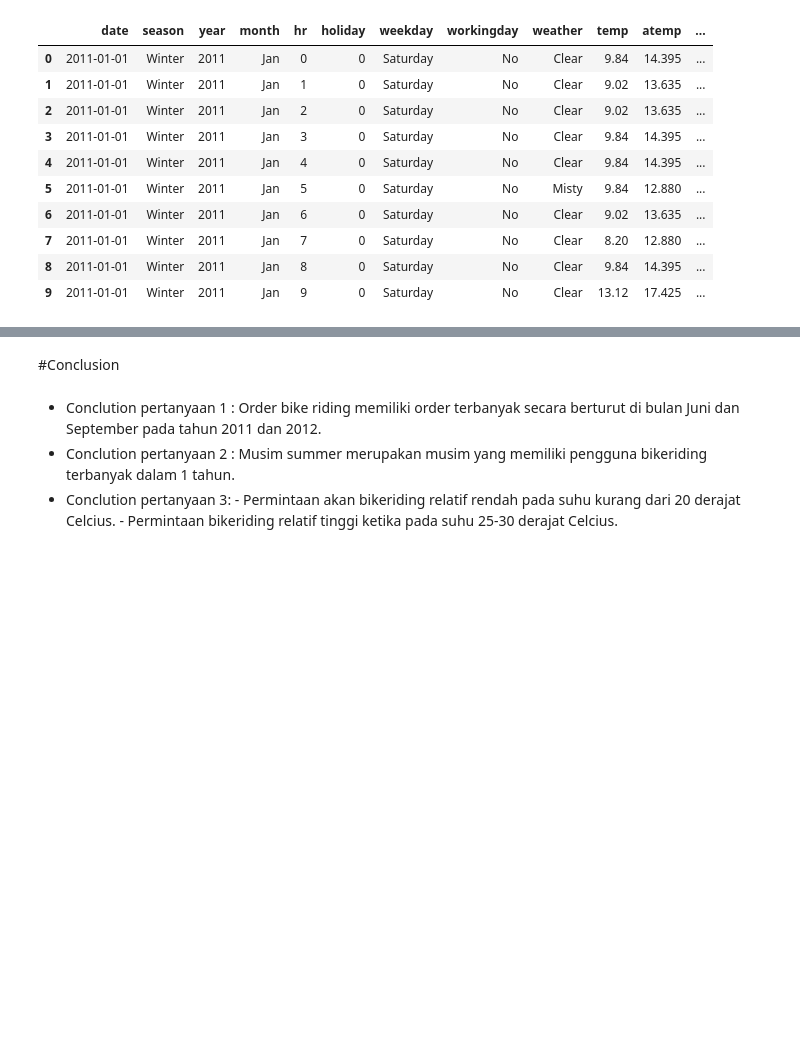
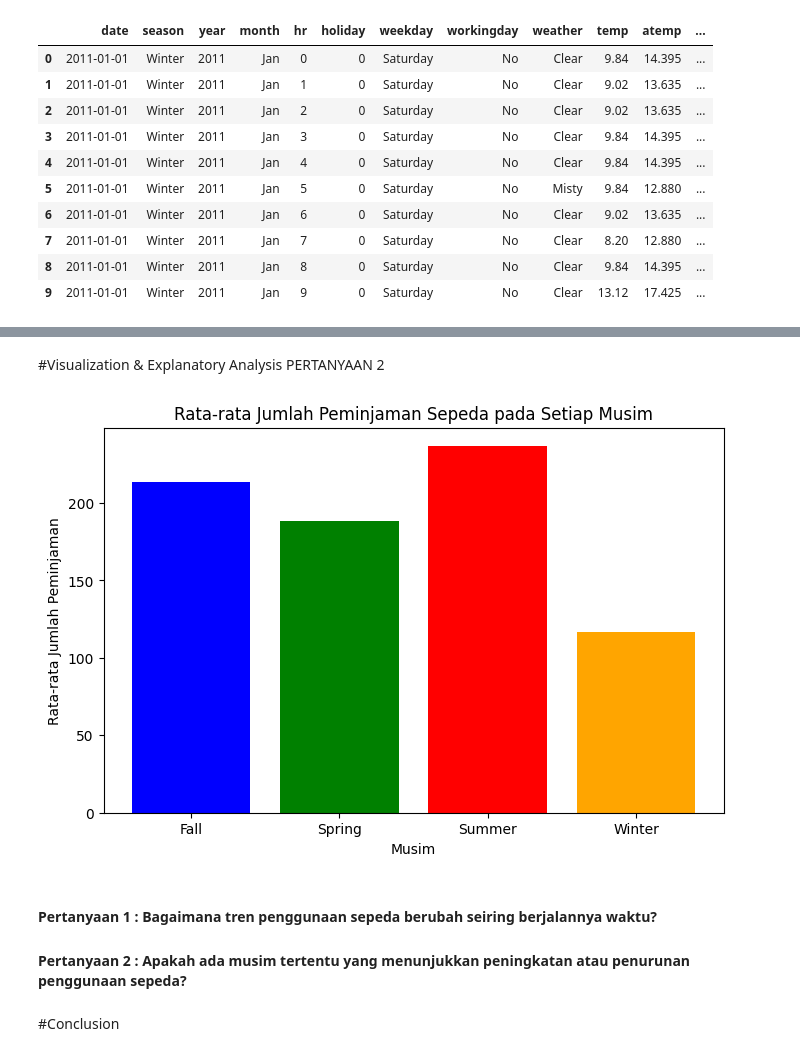
Before and after one commit to mifzalnovel/DashboardBangkit, a Jupyter notebook: Untitled1.ipynb, the cells around one changed output, grey strips where cells are left out. Cells and saved outputs as stored; diff of their text form; code cells hidden in the pictures; blank space fills up the shorter version.

```diff
--- a/Untitled1.ipynb
+++ b/Untitled1.ipynb
@@ -295,9 +194,33 @@ plt.show()
+# %%
+# Menambahkan kolom baru 'season' yang berisi musim berdasarkan bulan
+def get_season(month):
+    if month in [12, 1, 2]:
+        return 'Winter'
+    elif month in [3, 4, 5]:
+        return 'Spring'
+    elif month in [6, 7, 8]:
+        return 'Summer'
+    else:
+        return 'Fall'
+
+data['season'] = data['date'].dt.month.apply(get_season)
+
+# Mengelompokkan data berdasarkan musim dan menghitung rata-rata peminjaman
+grouped_data = data.groupby('season')['total_count'].mean().reset_index()
+# %% [markdown]
+#Visualization & Explanatory Analysis PERTANYAAN 2
+# %%
+# Membuat bar plot untuk membandingkan rata-rata jumlah peminjaman pada setiap musim
+plt.figure(figsize=(8, 5))
+plt.bar(grouped_data['season'], grouped_data['total_count'], color=['blue', 'green', 'red', 'orange'])
+plt.title('Rata-rata Jumlah Peminjaman Sepeda pada Setiap Musim')
+plt.xlabel('Musim')
+plt.ylabel('Rata-rata Jumlah Peminjaman')
+plt.show()
+# %% [output]
+[figure, added]
+# %% [markdown]
+#### Pertanyaan 1 : Bagaimana tren penggunaan sepeda berubah seiring berjalannya waktu?
+#### Pertanyaan 2 : Apakah ada musim tertentu yang menunjukkan peningkatan atau penurunan penggunaan sepeda?
 # %% [markdown]
 #Conclusion
-# %% [markdown]
-
-
-* Conclution pertanyaan 1 : Order bike riding memiliki order terbanyak secara berturut di bulan Juni dan September pada tahun 2011 dan 2012.
-* Conclution pertanyaan 2 : Musim summer merupakan musim yang memiliki pengguna bikeriding terbanyak dalam 1 tahun.
-* Conclution pertanyaan 3: - Permintaan akan bikeriding
-relatif rendah pada suhu kurang dari 20 derajat Celcius. - Permintaan bikeriding relatif tinggi ketika pada suhu 25-30 derajat Celcius.
```
Also changed, not shown: parts of 20 cells of this notebook, 3 other files.
